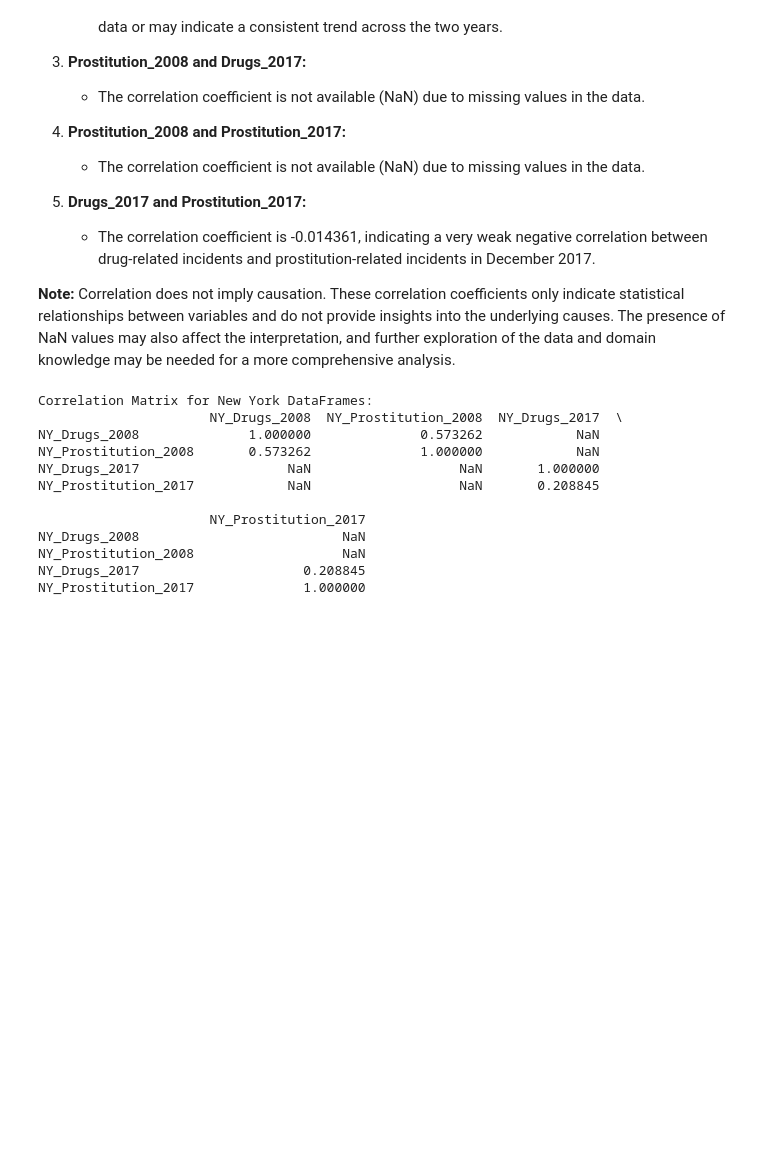
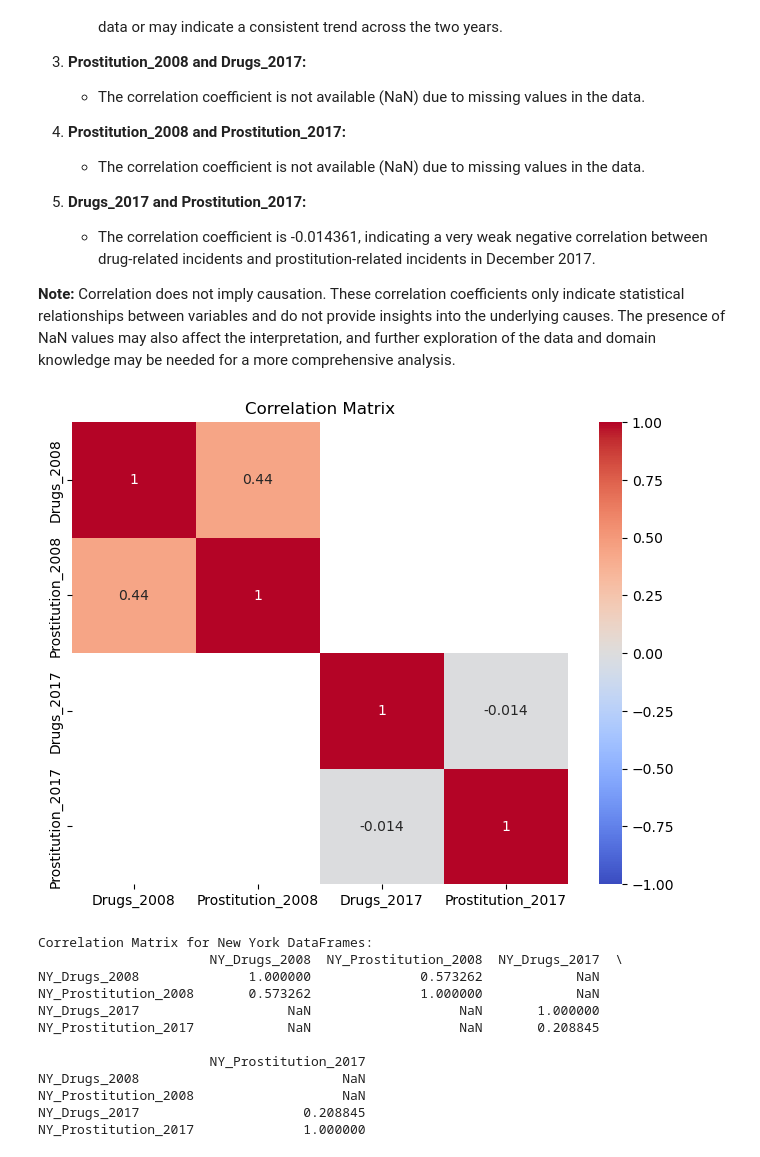
Before and after one commit to McPhersonTrk/Hookers-and-Blow-A-Case-Study-of-Holiday-Cheer, a Jupyter notebook: mcp_sf_ny_corr.ipynb, the cells around one changed output. Cells and saved outputs as stored; diff of their text form; code cells hidden in the pictures; blank space fills up the shorter version.

```diff
--- a/mcp_sf_ny_corr.ipynb
+++ b/mcp_sf_ny_corr.ipynb
@@ -173,6 +173,24 @@ Prostitution_2017           1.000000
    - The correlation coefficient is -0.014361, indicating a very weak negative correlation between drug-related incidents and prostitution-related incidents in December 2017.
 
 **Note:** Correlation does not imply causation. These correlation coefficients only indicate statistical relationships between variables and do not provide insights into the underlying causes. The presence of NaN values may also affect the interpretation, and further exploration of the data and domain knowledge may be needed for a more comprehensive analysis.
+# %%
+# Correlation matrix in a DataFrame
+data = {
+    'Drugs_2008': [1.000000, 0.442733, None, None],
+    'Prostitution_2008': [0.442733, 1.000000, None, None],
+    'Drugs_2017': [None, None, 1.000000, -0.014361],
+    'Prostitution_2017': [None, None, -0.014361, 1.000000]
+}
+
+df = pd.DataFrame(data, index=['Drugs_2008', 'Prostitution_2008', 'Drugs_2017', 'Prostitution_2017'])
+
+# Create a heatmap using seaborn
+plt.figure(figsize=(8, 6))
+sns.heatmap(df, annot=True, cmap='coolwarm', vmin=-1, vmax=1)
+plt.title('Correlation Matrix')
+plt.show()
+# %% [output]
+[figure, added]
 # %%
 # Load the new DataFrames
 ny_drugs_dec_2008 = pd.read_csv('./Cleaned_Resources_NY_SanFran/ny_drugs_dec_2008.csv')
```
Also changed, not shown: parts of 13 cells of this notebook.
